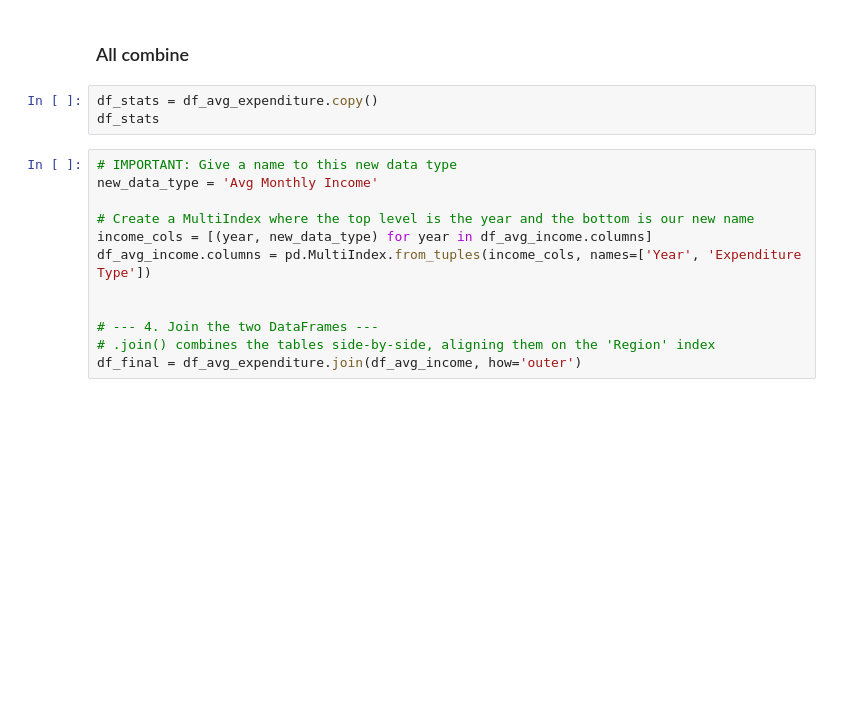
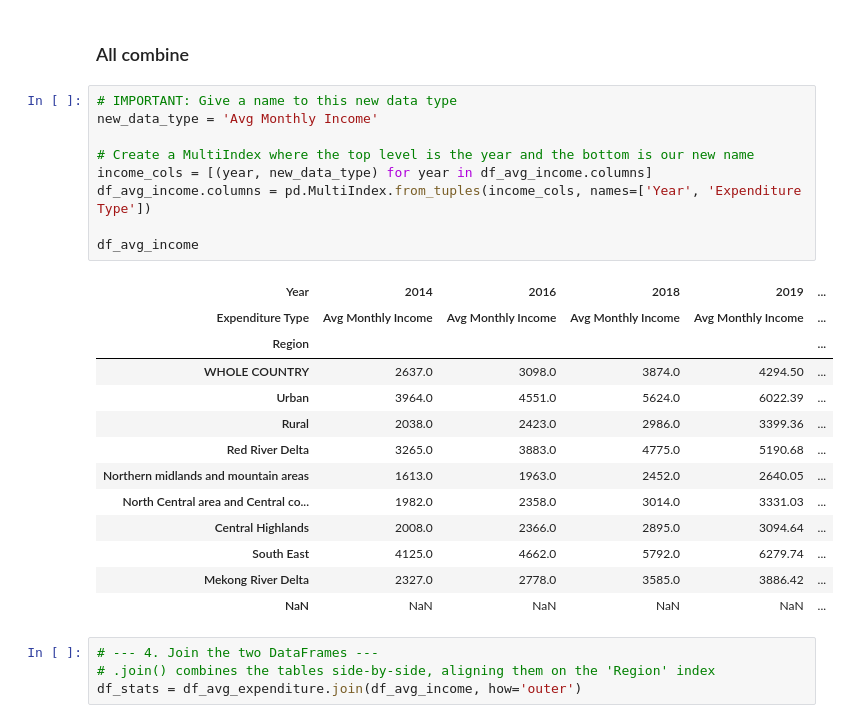
Before and after one commit to quocan91tc/DALAS_Project, a Jupyter notebook: main.ipynb, the cells around one changed output. Saved outputs shown, nothing was run; the diff lists cells and outputs as text; blank space fills up the shorter version.

```diff
--- a/main.ipynb
+++ b/main.ipynb
@@ -594,17 +609,29 @@ df_avg_income.head()
 # %% [markdown]
 ### All combine
-# %%
-df_stats = df_avg_expenditure.copy()
-df_stats
 # %%
 # IMPORTANT: Give a name to this new data type
 new_data_type = 'Avg Monthly Income'
 
 # Create a MultiIndex where the top level is the year and the bottom is our new name
 income_cols = [(year, new_data_type) for year in df_avg_income.columns]
 df_avg_income.columns = pd.MultiIndex.from_tuples(income_cols, names=['Year', 'Expenditure Type'])
 
-
-# --- 4. Join the two DataFrames ---
-# .join() combines the tables side-by-side, aligning them on the 'Region' index
-df_final = df_avg_expenditure.join(df_avg_income, how='outer')
+df_avg_income
+# %% [output]
+| Year | 2014 | 2016 | 2018 | 2019 | ... |
+| Expenditure Type | Avg Monthly Income | Avg Monthly Income | Avg Monthly Income | Avg Monthly Income | ... |
+| Region |  |  |  |  | ... |
+| WHOLE COUNTRY | 2637.0 | 3098.0 | 3874.0 | 4294.50 | ... |
+| Urban | 3964.0 | 4551.0 | 5624.0 | 6022.39 | ... |
+| Rural | 2038.0 | 2423.0 | 2986.0 | 3399.36 | ... |
+| Red River Delta | 3265.0 | 3883.0 | 4775.0 | 5190.68 | ... |
+| Northern midlands and mountain areas | 1613.0 | 1963.0 | 2452.0 | 2640.05 | ... |
+| North Central area and Central co... | 1982.0 | 2358.0 | 3014.0 | 3331.03 | ... |
+| Central Highlands | 2008.0 | 2366.0 | 2895.0 | 3094.64 | ... |
+| South East | 4125.0 | 4662.0 | 5792.0 | 6279.74 | ... |
+| Mekong River Delta | 2327.0 | 2778.0 | 3585.0 | 3886.42 | ... |
+| NaN | NaN | NaN | NaN | NaN | ... |
+# %%
+# --- 4. Join the two DataFrames ---
+# .join() combines the tables side-by-side, aligning them on the 'Region' index
+df_stats = df_avg_expenditure.join(df_avg_income, how='outer')
```
Also changed, not shown: parts of 5 cells of this notebook.
